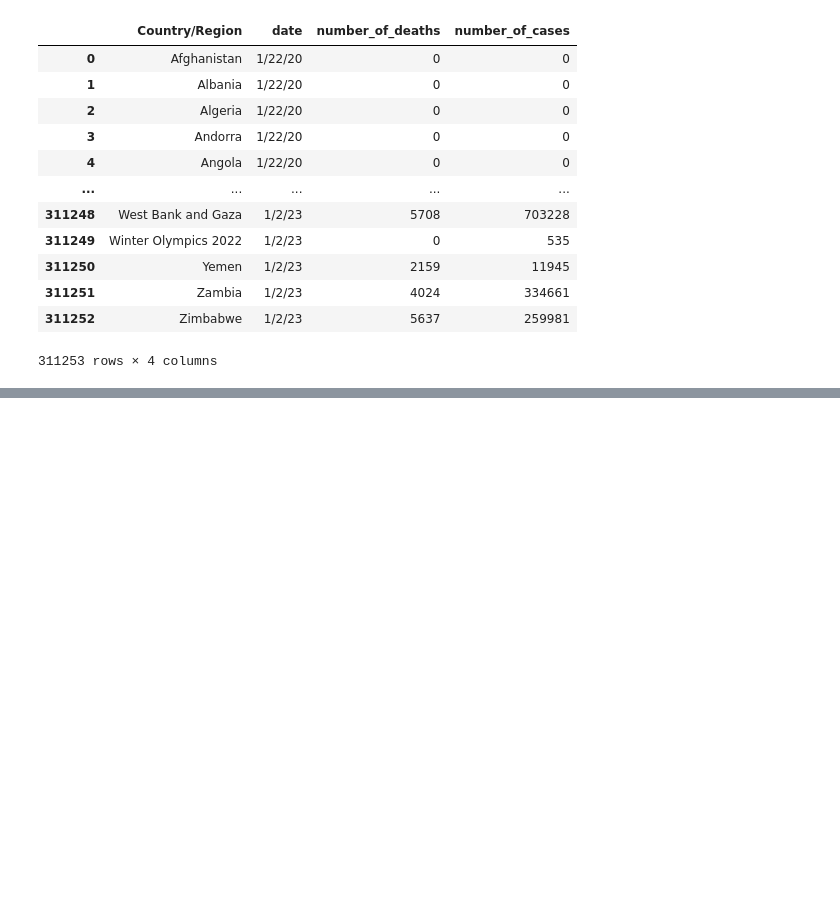
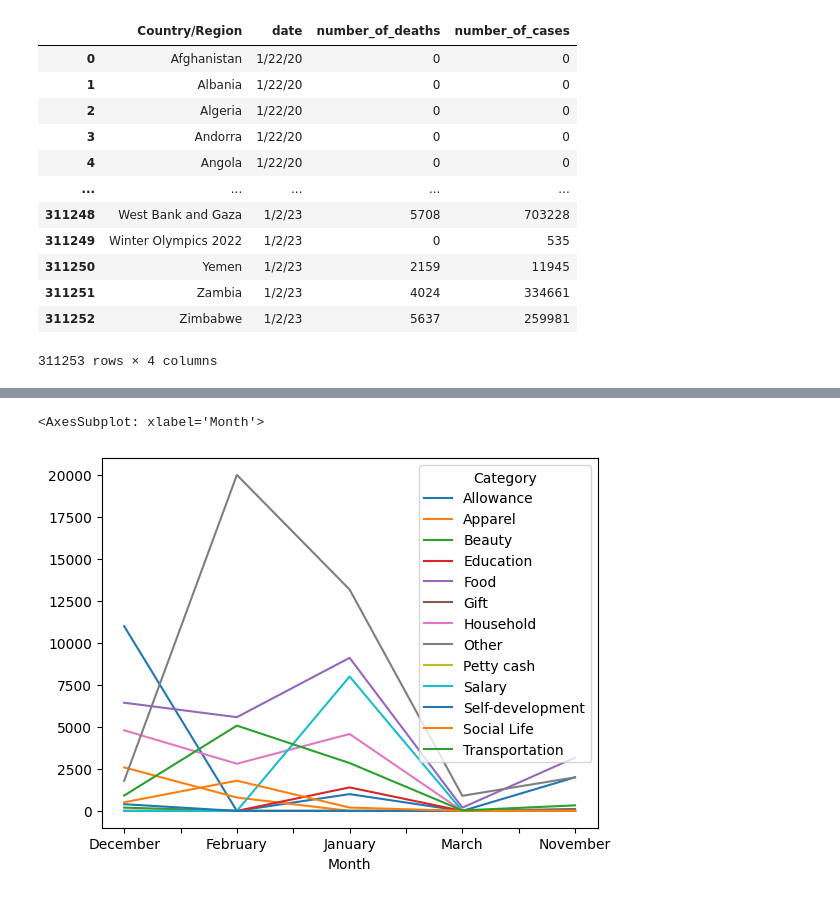
Before and after one commit to akashpagi/PANDAS-LIBRARY-FOR-DATA-SCIENCE, a Jupyter notebook: SESSION 21 - MULTIINDEX SERIES AND DATAFRAME.ipynb, the cells around one changed output, grey strips where cells are left out. Saved outputs shown, nothing was run; the diff lists cells and outputs as text; code cells hidden in the pictures; blank space fills up the shorter version.

Commit message:
Pivot table topic added

```diff
--- a/SESSION 21 - MULTIINDEX SERIES AND DATAFRAME.ipynb
+++ b/SESSION 21 - MULTIINDEX SERIES AND DATAFRAME.ipynb
@@ -978,0 +1130,3 @@ confirms[['Country/Region','date','number_of_deaths','number_of_cases']]
+# %%
+df = pd.read_csv('DATASETS/S21/expense_data.csv')
+df.head()
@@ -978,0 +1161,5 @@ confirms[['Country/Region','date','number_of_deaths','number_of_cases']]
+# %%
+# Converting to date column type object to datatime64
+df['Date'] = pd.to_datetime(df['Date'])
+# add month column
+df['Month'] = df['Date'].dt.month_name()
@@ -978,0 +1199,7 @@ confirms[['Country/Region','date','number_of_deaths','number_of_cases']]
+# %%
+df.pivot_table(index='Month',columns='Category',
+               values='INR',aggfunc='sum',fill_value=0
+              ).plot()
+# %% [output]
+<AxesSubplot: xlabel='Month'>
+[figure, added]
```
Also changed, not shown: parts of 32 cells of this notebook.
